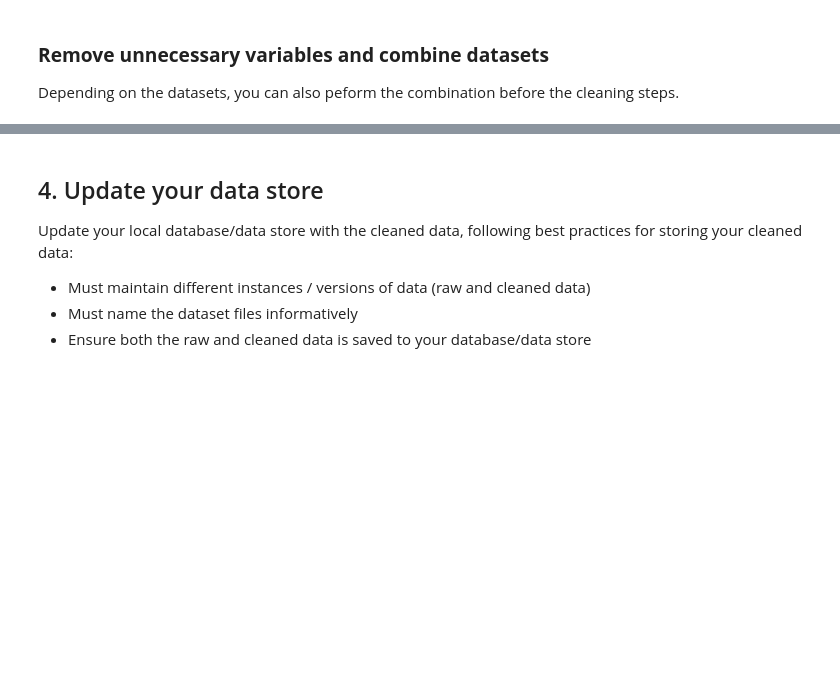
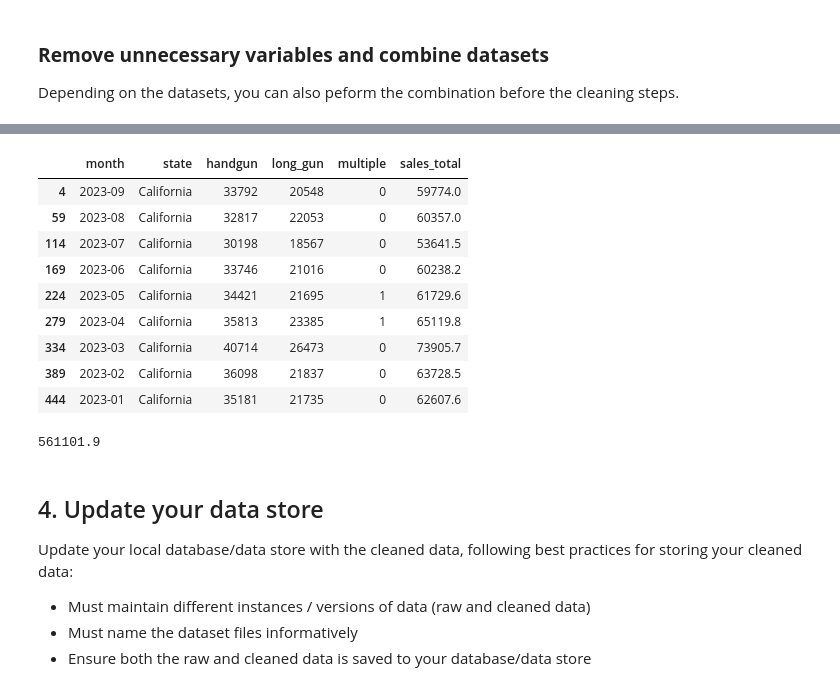
Before and after one commit to BryanHolbrook/us-gun-sales-per-capita, a Jupyter notebook: Data_Wrangling_Project_Starter.ipynb, the cells around one changed output, grey strips where cells are left out. Cells and saved outputs as stored; diff of their text form; code cells hidden in the pictures; blank space fills up the shorter version.

```diff
--- a/Data_Wrangling_Project_Starter.ipynb
+++ b/Data_Wrangling_Project_Starter.ipynb
@@ -436,0 +482,16 @@ Depending on the datasets, you can also peform the combination before the cleani
+# %%
+#Remove unnecessary variables and write function to calculate gun sales
+
+def calc_sales_total(cleaned_gun_sales):
+    hand_long_gun = (cleaned_gun_sales['handgun'] + cleaned_gun_sales['long_gun']) * 1.1
+    multiple = cleaned_gun_sales['multiple'] * 2
+
+    cleaned_gun_sales['sales_total'] = hand_long_gun + multiple
+
+    return cleaned_gun_sales
+
+cgs1 = calc_sales_total(cleaned_gun_sales)
+
+cgs2 = cgs1[['month', 'state', 'handgun', 'long_gun', 'multiple', 'sales_total']]
+
+cgs2.head()
@@ -436,0 +505,22 @@ Depending on the datasets, you can also peform the combination before the cleani
+# %%
+#Filter by California 2023 sales numbers
+ca_sales = cgs2[cgs2['state'] == 'California']
+ca_sales_23 = ca_sales[ca_sales['month'].astype(str).str.startswith('2023')]
+
+ca_sales_23.head(20)
+# %% [output]
+|  | month | state | handgun | long_gun | multiple | sales_total |
+| 4 | 2023-09 | California | 33792 | 20548 | 0 | 59774.0 |
+| 59 | 2023-08 | California | 32817 | 22053 | 0 | 60357.0 |
+| 114 | 2023-07 | California | 30198 | 18567 | 0 | 53641.5 |
+| 169 | 2023-06 | California | 33746 | 21016 | 0 | 60238.2 |
+| 224 | 2023-05 | California | 34421 | 21695 | 1 | 61729.6 |
+| 279 | 2023-04 | California | 35813 | 23385 | 1 | 65119.8 |
+| 334 | 2023-03 | California | 40714 | 26473 | 0 | 73905.7 |
+| 389 | 2023-02 | California | 36098 | 21837 | 0 | 63728.5 |
+| 444 | 2023-01 | California | 35181 | 21735 | 0 | 62607.6 |
+# %%
+#Sum California data
+ca_sales_23['sales_total'].sum()
+# %% [output]
+561101.9
```
Also changed, not shown: parts of 20 cells of this notebook.
